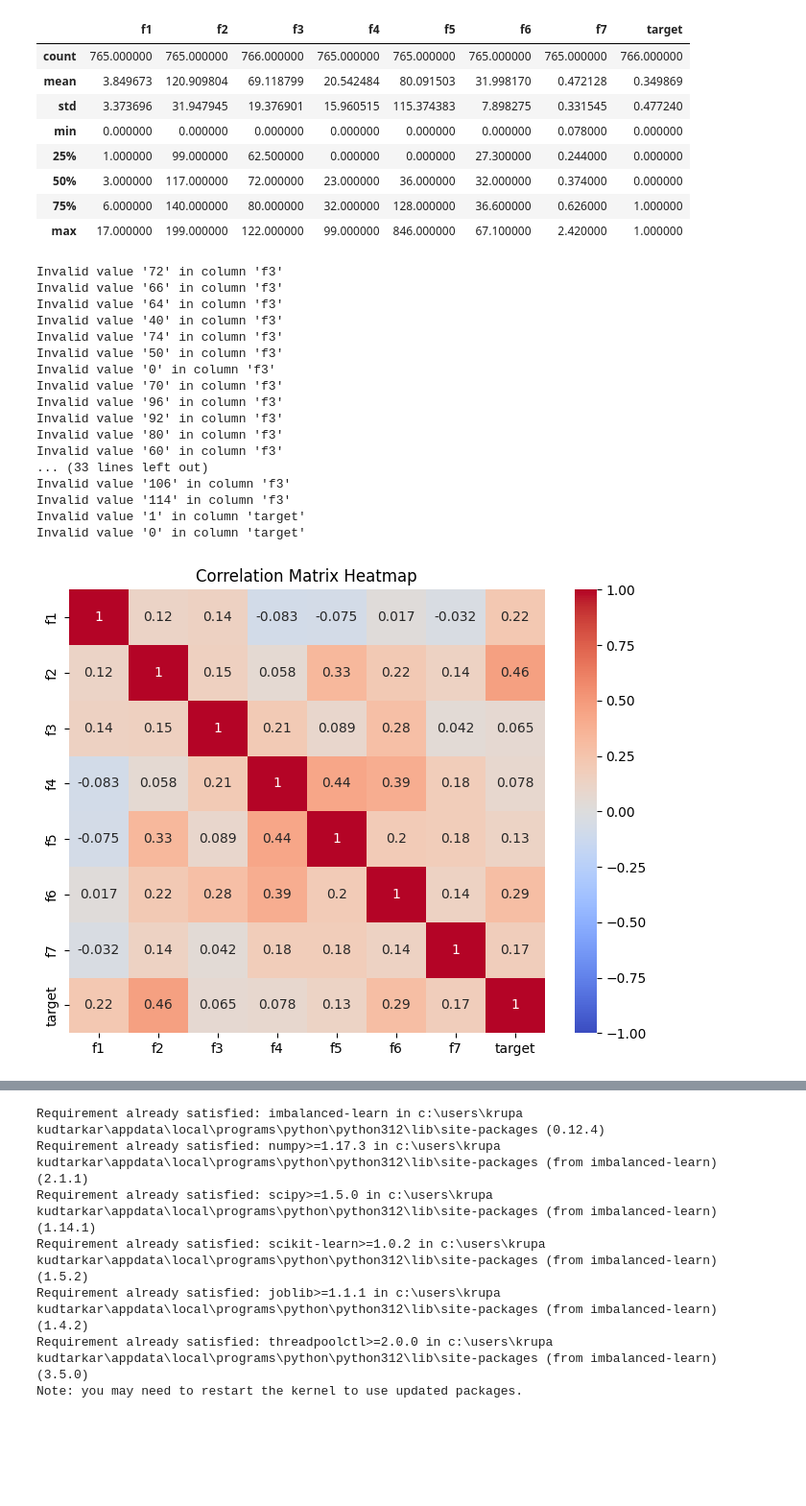
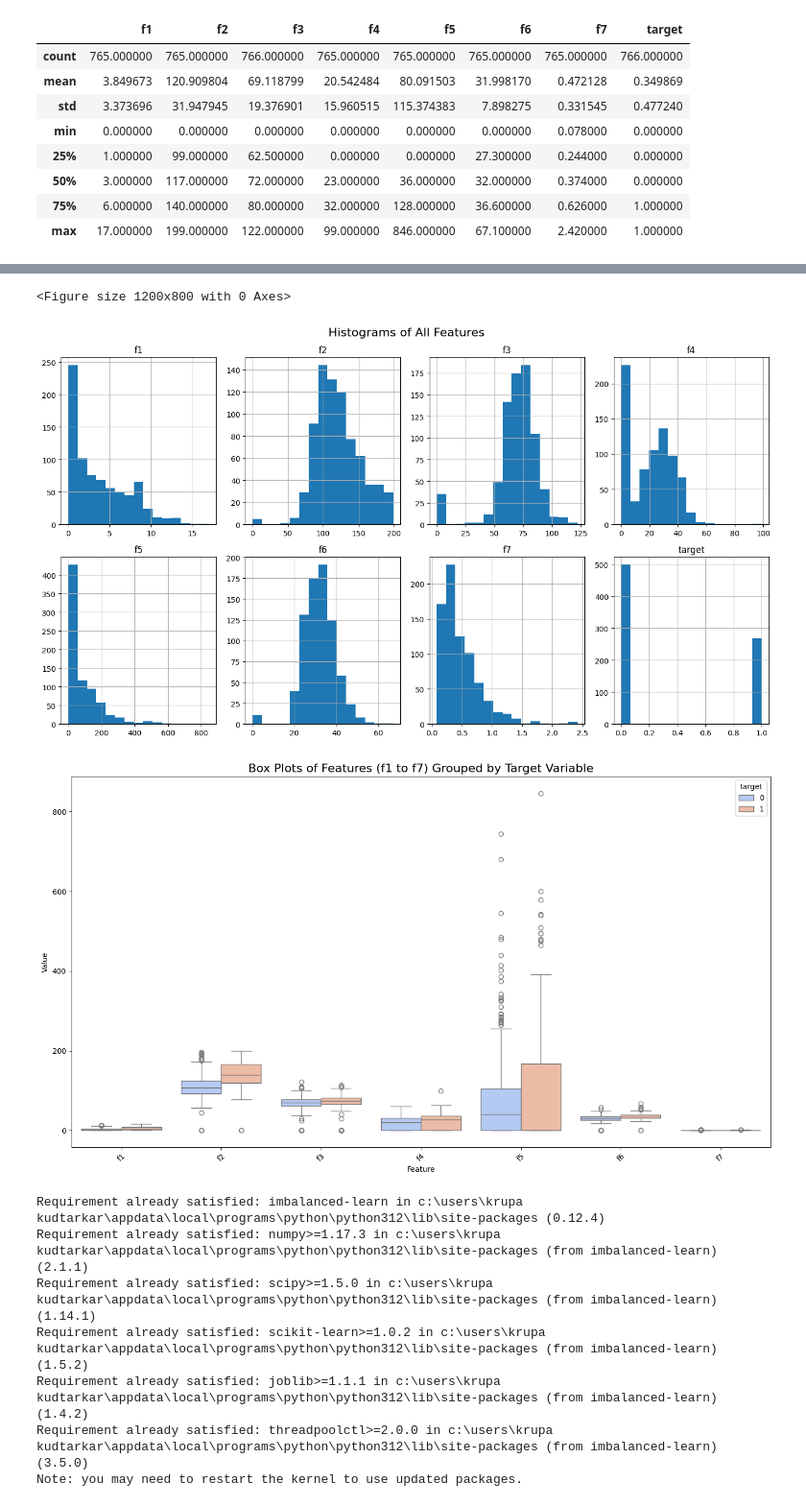
Before and after one commit to Ganesh-Kdt/Assignment-2-NN, a Jupyter notebook: Assignment_2.ipynb, the cells around one changed output, grey strips where cells are left out. Shown at 96% size. Cells and saved outputs as stored; diff of their text form; code cells hidden in the pictures; blank space fills up the shorter version.

Commit message:
added graphs

```diff
--- a/Assignment_2.ipynb
+++ b/Assignment_2.ipynb
@@ -44,31 +44,7 @@ memory usage: 48.0+ KB
 | 75% | 6.000000 | 140.000000 | 80.000000 | 32.000000 | 128.000000 | 36.600000 | 0.626000 | 1.000000 |
 | max | 17.000000 | 199.000000 | 122.000000 | 99.000000 | 846.000000 | 67.100000 | 2.420000 | 1.000000 |
 # %%
-#converting NA values into median
-for column in df.columns:
-    unique_values = df[column].unique()
-    for column_value in unique_values:
-        if not isinstance(column_value, (int, float)):
-            print(f"Invalid value '{column_value}' in column '{column}'")
-
+#to replace NA values with median values
 for column in df.columns:
     if df[column].isna().any():
           df[column] = df[column].fillna(df[column].median())
-# %% [output]
-Invalid value '72' in column 'f3'
-Invalid value '66' in column 'f3'
-Invalid value '64' in column 'f3'
-Invalid value '40' in column 'f3'
-Invalid value '74' in column 'f3'
-Invalid value '50' in column 'f3'
-Invalid value '0' in column 'f3'
-Invalid value '70' in column 'f3'
-Invalid value '96' in column 'f3'
-Invalid value '92' in column 'f3'
-Invalid value '80' in column 'f3'
-Invalid value '60' in column 'f3'
-... (33 lines left out)
-Invalid value '106' in column 'f3'
-Invalid value '114' in column 'f3'
-Invalid value '1' in column 'target'
-Invalid value '0' in column 'target'
@@ -110,8 +51,24 @@ columns=['f1','f2','f3','f4','f5','f6','f7']
-# %%
-corr_matrix = df.corr()
-plt.figure(figsize=(8, 6))
-sns.heatmap(corr_matrix, annot=True, cmap='coolwarm', vmin=-1, vmax=1)
-plt.title('Correlation Matrix Heatmap')
-plt.show()
-# %% [output]
-[figure, removed]
+# %%
+#1 - Correlation Matrix shows the correlation between our 7 features and the target variable.
+corelation_matrix = df.corr()
+plt.figure(figsize=(8, 6))
+sns.heatmap(corelation_matrix, annot=True, cmap='coolwarm', vmin=-1, vmax=1)
+plt.title('Correlation Matrix')
+plt.show()
+
+#2 - Histogram representing the range of values for each features.
+plt.figure(figsize=(12, 8))
+df.hist(bins=15, figsize=(14, 8), layout=(2, 4))
+plt.suptitle('Histograms of All Features', fontsize=16)
+plt.tight_layout()
+plt.show()
+
+
+plt.figure(figsize=(14, 8))
+df_melted = pd.melt(df, id_vars='target', value_vars=['f1', 'f2', 'f3', 'f4', 'f5', 'f6', 'f7'], var_name='Feature', value_name='Value')
+sns.boxplot(x='Feature', y='Value', hue='target', data=df_melted, palette='coolwarm')
+plt.title('Box Plots of Features (f1 to f7) Grouped by Target Variable', fontsize=16)
+plt.xticks(rotation=45)
+plt.tight_layout()
+plt.show()
+# %% [output]
@@ -118,3 +76,6 @@ plt.show()
+<Figure size 1200x800 with 0 Axes>
+[figure, added]
+[figure, added]
 # %%
 pip install imbalanced-learn
 # %% [output]
```
Also changed, not shown: parts of 11 cells of this notebook, 1 other file.
